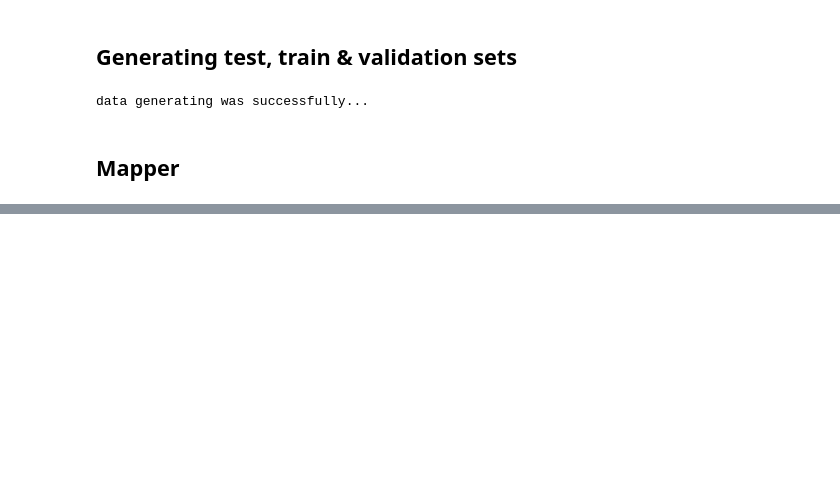
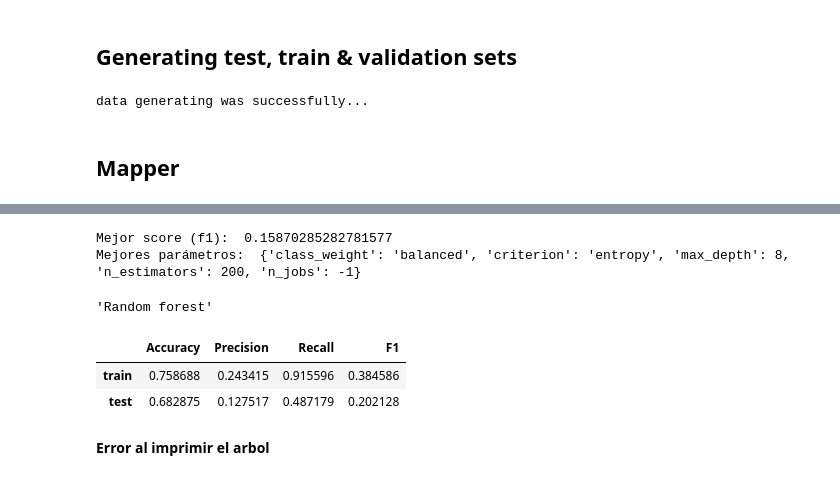
Before and after one commit to AgusTrulli/ML_Grupo_2, a Jupyter notebook: tp2_experimentation.ipynb, the cells around one changed output, grey strips where cells are left out. Cells and saved outputs as stored; diff of their text form; code cells hidden in the pictures; blank space fills up the shorter version.

```diff
--- a/tp2_experimentation.ipynb
+++ b/tp2_experimentation.ipynb
@@ -513,0 +292,27 @@ train[train.name_education_type == 'Academic degree']
+# %%
+def get_forest_config():
+    params = {
+            'n_estimators': [100, 150, 200],
+            'max_depth': [8, 9, 10],
+            'criterion': ['entropy', 'gini'],
+            'class_weight': [{0: 1, 1: 2}, 'balanced'],
+            'n_jobs': [-1]
+        }
+
+    model = RandomForestClassifier(random_state=1)
+
+    return model, params
+# %%
+model, parameters = get_forest_config()
+
+grid_search_forest = GridSearchCV(model, parameters,
+                                  scoring='f1', verbose=1)
+
+pipe_forest = Pipeline([
+    ('mapper', mapper),
+    ('imputer', IterativeImputer(random_state=1)),
+    ('classifier', grid_search_forest),
+])
+
+
+pipe_forest.fit(train, train.target)
@@ -513,0 +340,15 @@ train[train.name_education_type == 'Academic degree']
+# %%
+print('Mejor score (f1): ', grid_search_forest.best_score_)
+print('Mejores parámetros: ', grid_search_forest.best_params_)
+# %% [output]
+Mejor score (f1):  0.15870285282781577
+Mejores parámetros:  {'class_weight': 'balanced', 'criterion': 'entropy', 'max_depth': 8, 'n_estimators': 200, 'n_jobs': -1}
+# %%
+evaluate_model(pipe_forest, title='Random forest')
+# %% [output]
+'Random forest'
+|  | Accuracy | Precision | Recall | F1 |
+| train | 0.758688 | 0.243415 | 0.915596 | 0.384586 |
+| test | 0.682875 | 0.127517 | 0.487179 | 0.202128 |
+# %% [markdown]
+**Error al imprimir el arbol**
```
Also changed, not shown: parts of 117 cells of this notebook.
